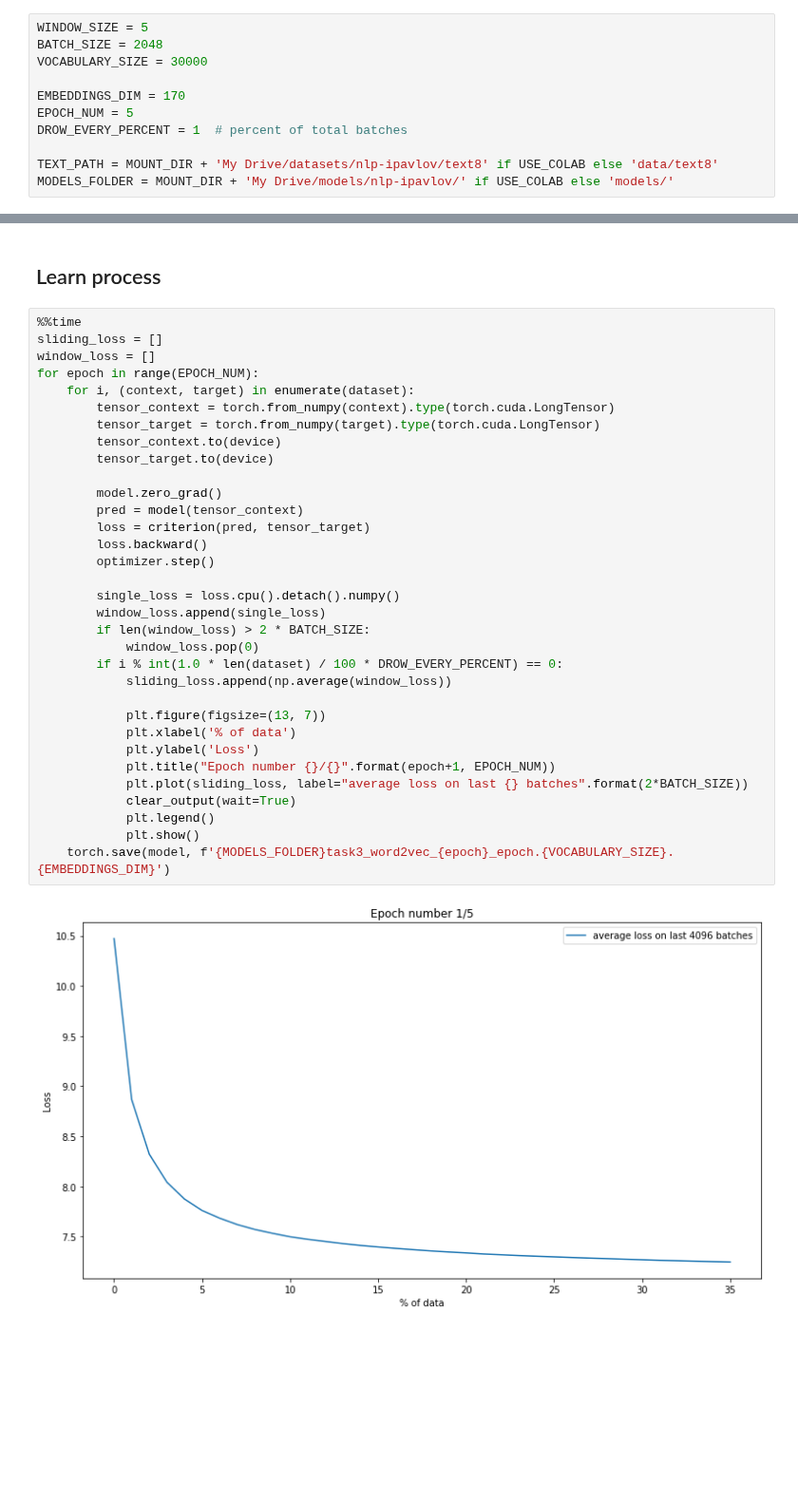
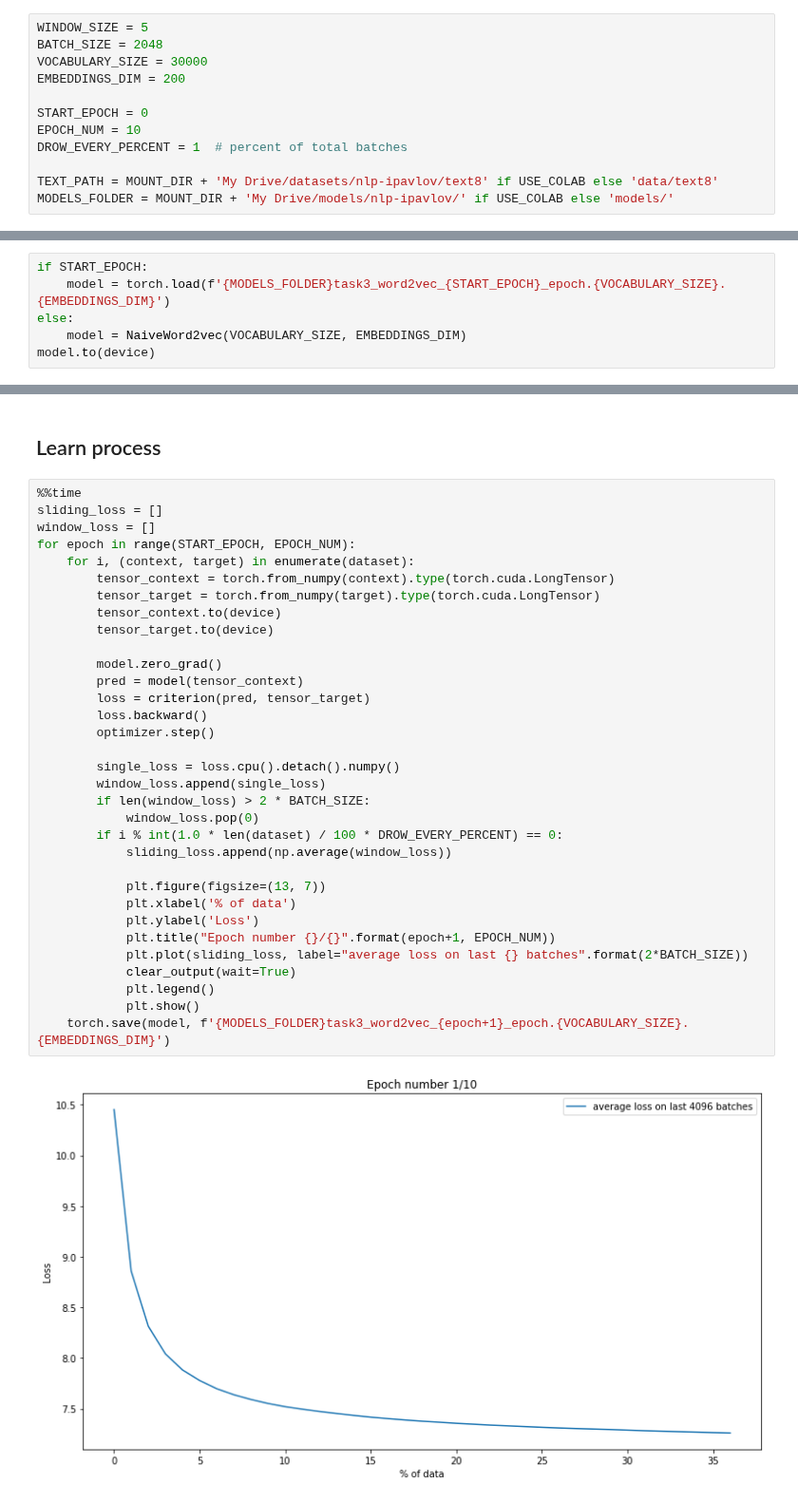
Before and after one commit to alex-kozinov/courses, a Jupyter notebook: nlp-ipavlov/Task-1/task3_word2vec.ipynb, the cells around one changed output, grey strips where cells are left out. Shown at 95% size. Drawn from its saved outputs; the diff is of its cells as text; blank space fills up the shorter version.

```diff
--- a/nlp-ipavlov/Task-1/task3_word2vec.ipynb
+++ b/nlp-ipavlov/Task-1/task3_word2vec.ipynb
@@ -116,9 +112,10 @@ class NaiveWord2vec(nn.Module):
 WINDOW_SIZE = 5
 BATCH_SIZE = 2048
 VOCABULARY_SIZE = 30000
+EMBEDDINGS_DIM = 200
 
-EMBEDDINGS_DIM = 170
-EPOCH_NUM = 5
+START_EPOCH = 0
+EPOCH_NUM = 10
 DROW_EVERY_PERCENT = 1  # percent of total batches
 
 TEXT_PATH = MOUNT_DIR + 'My Drive/datasets/nlp-ipavlov/text8' if USE_COLAB else 'data/text8'
@@ -144,0 +133,6 @@ NaiveWord2vec(
+# %%
+if START_EPOCH:
+    model = torch.load(f'{MODELS_FOLDER}task3_word2vec_{START_EPOCH}_epoch.{VOCABULARY_SIZE}.{EMBEDDINGS_DIM}')
+else:
+    model = NaiveWord2vec(VOCABULARY_SIZE, EMBEDDINGS_DIM)
+model.to(device)
@@ -156,34 +156,34 @@ optimizer = torch.optim.Adam(model.parameters(), lr=0.005)
 %%time
 sliding_loss = []
 window_loss = []
-for epoch in range(EPOCH_NUM):
+for epoch in range(START_EPOCH, EPOCH_NUM):
     for i, (context, target) in enumerate(dataset):
         tensor_context = torch.from_numpy(context).type(torch.cuda.LongTensor)
         tensor_target = torch.from_numpy(target).type(torch.cuda.LongTensor)
         tensor_context.to(device)
         tensor_target.to(device)
 
         model.zero_grad()
         pred = model(tensor_context)
         loss = criterion(pred, tensor_target)
         loss.backward()
         optimizer.step()
 
         single_loss = loss.cpu().detach().numpy()
         window_loss.append(single_loss)
         if len(window_loss) > 2 * BATCH_SIZE:
             window_loss.pop(0)
         if i % int(1.0 * len(dataset) / 100 * DROW_EVERY_PERCENT) == 0:
             sliding_loss.append(np.average(window_loss))
 
             plt.figure(figsize=(13, 7))
             plt.xlabel('% of data')
             plt.ylabel('Loss')
             plt.title("Epoch number {}/{}".format(epoch+1, EPOCH_NUM))
             plt.plot(sliding_loss, label="average loss on last {} batches".format(2*BATCH_SIZE))
             clear_output(wait=True)
             plt.legend()
             plt.show()
-    torch.save(model, f'{MODELS_FOLDER}task3_word2vec_{epoch}_epoch.{VOCABULARY_SIZE}.{EMBEDDINGS_DIM}')
+    torch.save(model, f'{MODELS_FOLDER}task3_word2vec_{epoch+1}_epoch.{VOCABULARY_SIZE}.{EMBEDDINGS_DIM}')
 # %% [output]
-[figure, old version]
+[figure, new version]
```
Also changed, not shown: parts of 3 cells of this notebook.
